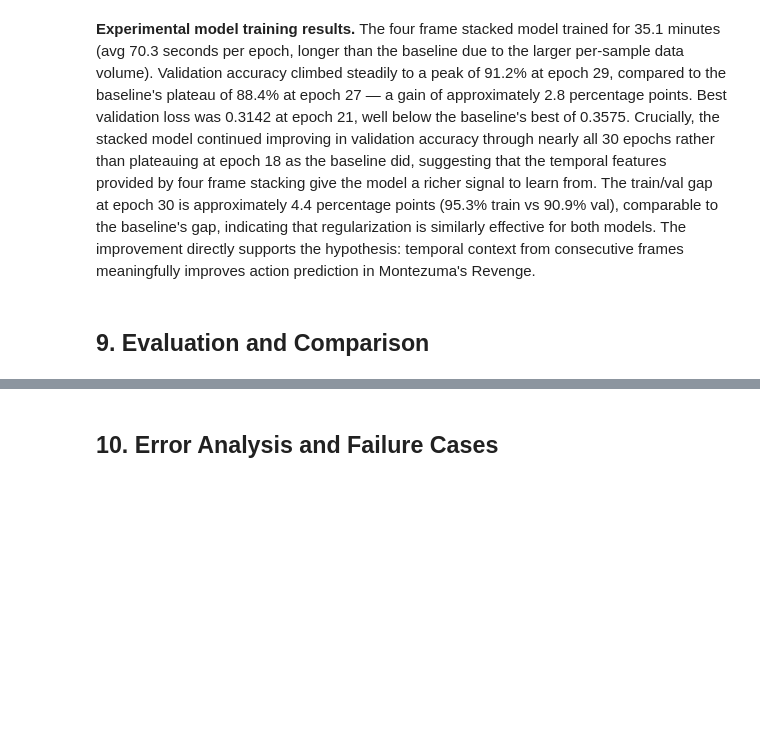
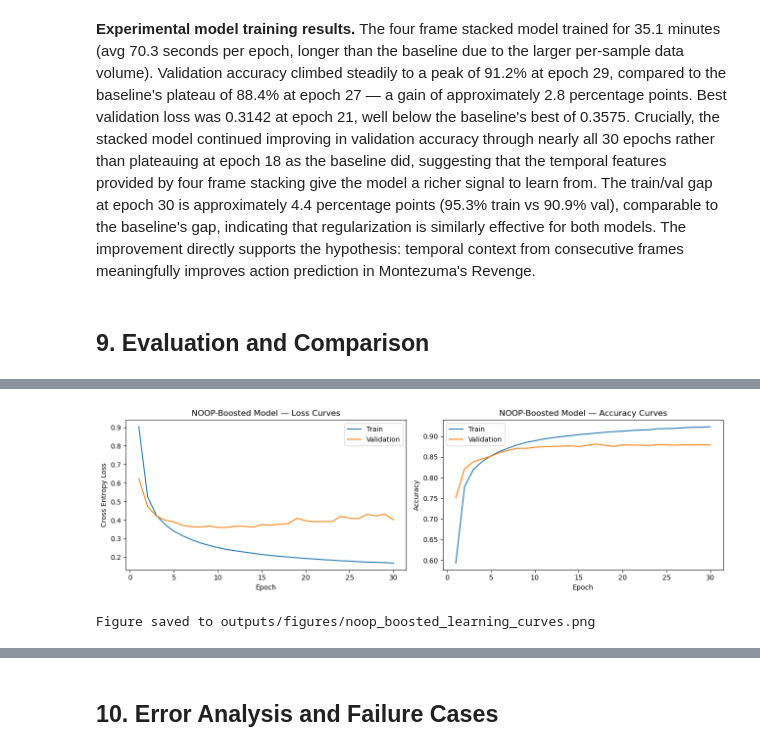
Before and after one commit to thebobmay/deep-learning-player-action-prediction, a Jupyter notebook: notebooks/deep_learning.ipynb, the cells around one changed output, grey strips where cells are left out. Saved outputs shown, nothing was run; the diff lists cells and outputs as text; code cells hidden in the pictures; blank space fills up the shorter version.

```diff
--- a/notebooks/deep_learning.ipynb
+++ b/notebooks/deep_learning.ipynb
@@ -667,0 +840,19 @@ Figure saved to outputs/figures/stacked_learning_curves.png
+# %%
+NOOP_BOOST = 2.0
+
+boosted_weights = class_weights.copy()
+boosted_weights[0] *= NOOP_BOOST
+boosted_weight_tensor = torch.tensor(boosted_weights, dtype=torch.float32).to(DEVICE)
+
+print('Class weights — baseline vs NOOP-boosted:')
+print(f'  {"Class":<8} {"Balanced":>12} {"Boosted":>12}')
+print('-' * 36)
+for i, name in enumerate(ACTION_NAMES):
+    print(f'  {name:<8} {class_weights[i]:>12.4f} {boosted_weights[i]:>12.4f}')
+
+noop_model     = ActionCNN(in_channels=1, num_classes=N_ACTIONS, img_size=IMG_SIZE, dropout=DROPOUT).to(DEVICE)
+noop_optimizer = torch.optim.Adam(noop_model.parameters(), lr=LR, weight_decay=WEIGHT_DECAY)
+noop_criterion = nn.CrossEntropyLoss(weight=boosted_weight_tensor)
+
+print()
+print(f'NOOP-boosted model ready on {next(noop_model.parameters()).device}')
@@ -667,0 +870,55 @@ Figure saved to outputs/figures/stacked_learning_curves.png
+# %%
+import time
+
+print(f'Training NOOP-boosted model for {EPOCHS} epochs on {DEVICE}...')
+print()
+
+noop_history  = {'train_loss': [], 'train_acc': [], 'val_loss': [], 'val_acc': []}
+epoch_times   = []
+train_start   = time.time()
+
+for epoch in range(1, EPOCHS + 1):
+    epoch_start = time.time()
+    tr_loss, tr_acc = train_one_epoch(noop_model, train_loader_base, noop_optimizer, noop_criterion, DEVICE)
+    vl_loss, vl_acc = eval_epoch(noop_model, val_loader_base, noop_criterion, DEVICE)
+    epoch_elapsed   = time.time() - epoch_start
+    epoch_times.append(epoch_elapsed)
+    noop_history['train_loss'].append(tr_loss)
+    noop_history['train_acc'].append(tr_acc)
+    noop_history['val_loss'].append(vl_loss)
+    noop_history['val_acc'].append(vl_acc)
+    print(f'Epoch {epoch:>3}/{EPOCHS}  '
+          f'train loss={tr_loss:.4f}  acc={tr_acc:.4f}  |  '
+          f'val loss={vl_loss:.4f}  acc={vl_acc:.4f}  |  '
+          f'{epoch_elapsed:.1f}s')
+
+noop_train_time = time.time() - train_start
+save_checkpoint(noop_model, ARTIFACTS_DIR / 'noop_boosted_model.pt')
+print()
+print(f'Total training time : {noop_train_time:.1f}s ({noop_train_time/60:.1f} min)')
+print(f'Avg time per epoch  : {sum(epoch_times)/len(epoch_times):.1f}s')
+print('NOOP-boosted model checkpoint saved.')
+
+# Learning curves
+fig, axes = plt.subplots(1, 2, figsize=(13, 4))
+epochs_x = range(1, EPOCHS + 1)
+
+axes[0].plot(epochs_x, noop_history['train_loss'], label='Train')
+axes[0].plot(epochs_x, noop_history['val_loss'],   label='Validation')
+axes[0].set_title('NOOP-Boosted Model — Loss Curves')
+axes[0].set_xlabel('Epoch')
+axes[0].set_ylabel('Cross Entropy Loss')
+axes[0].legend()
+
+axes[1].plot(epochs_x, noop_history['train_acc'], label='Train')
+axes[1].plot(epochs_x, noop_history['val_acc'],   label='Validation')
+axes[1].set_title('NOOP-Boosted Model — Accuracy Curves')
+axes[1].set_xlabel('Epoch')
+axes[1].set_ylabel('Accuracy')
+axes[1].legend()
+
+fig.tight_layout()
+fig.savefig(FIGURES_DIR / 'noop_boosted_learning_curves.png', dpi=120, bbox_inches='tight')
+plt.show()
+print('Figure saved to outputs/figures/noop_boosted_learning_curves.png')
+# %% [output]
@@ -667,0 +942,2 @@ Figure saved to outputs/figures/stacked_learning_curves.png
+[figure, added]
+Figure saved to outputs/figures/noop_boosted_learning_curves.png
```
Also changed, not shown: parts of 10 cells of this notebook, 5 other files.
